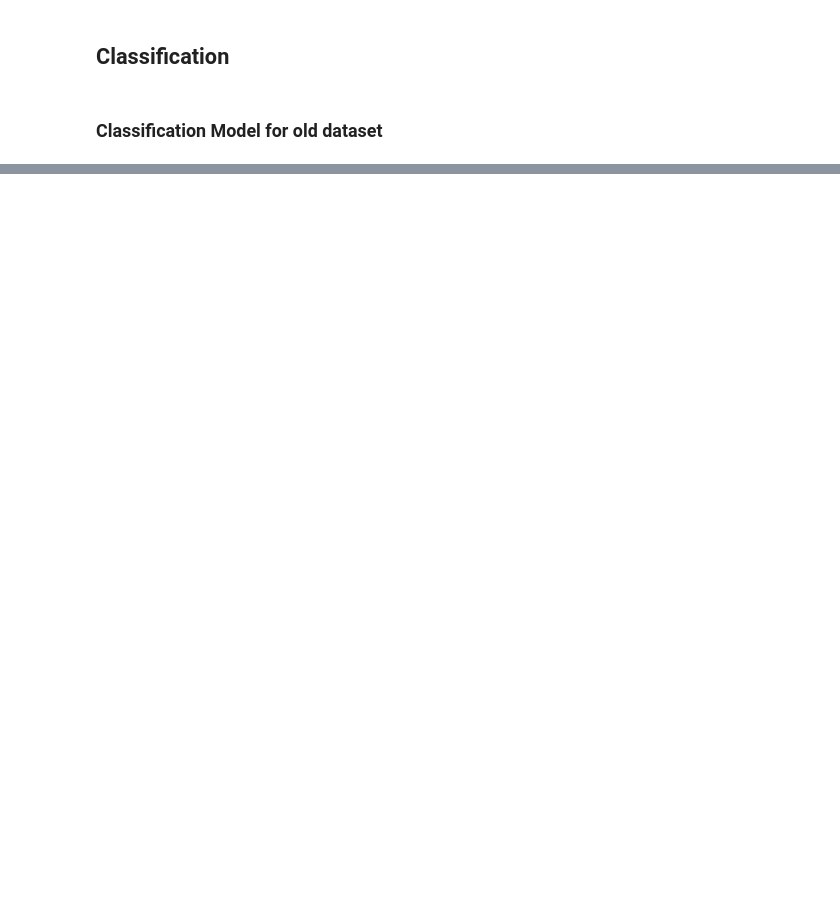
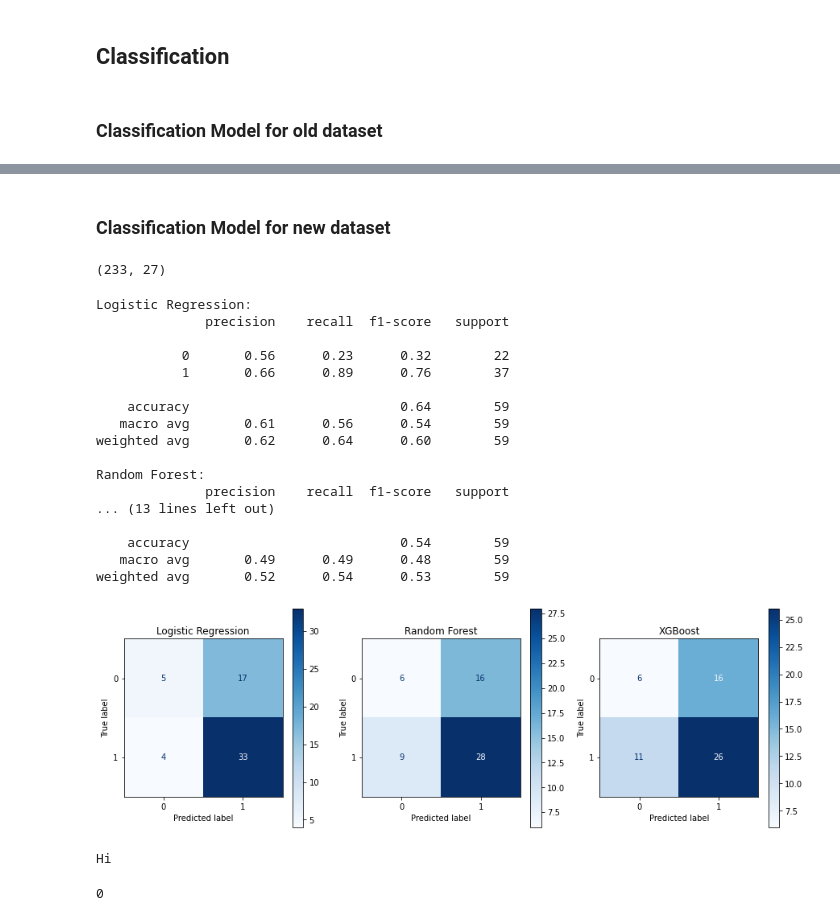
Before and after one commit to Michael21ZZZ/youtube-analytics-pipeline, a Jupyter notebook: classification.ipynb, the cells around one changed output, grey strips where cells are left out. Saved outputs shown, nothing was run; the diff lists cells and outputs as text; code cells hidden in the pictures; blank space fills up the shorter version.

```diff
--- a/classification.ipynb
+++ b/classification.ipynb
@@ -108,0 +172,67 @@ plt.show()
+# %% [markdown]
+### Classification Model for new dataset
+# %%
+# data preparation
+# Split the data into training and testing sets
+X_train, X_test, y_train, y_test = train_test_split(df_new.drop(['id', 'label', 'tags'], axis=1), df_new['label'], test_size=0.2, random_state=42)
+X_train.shape
+# %% [output]
+(233, 27)
+# %%
+# model training
+# Train the Logistic Regression model
+lr_model = LogisticRegression()
+lr_model.fit(X_train, y_train)
+lr_pred = lr_model.predict(X_test)
+
+# Train the Random Forest model
+rf_model = RandomForestClassifier()
+rf_model.fit(X_train, y_train)
+rf_pred = rf_model.predict(X_test)
+
+# Train the XGBoost model
+xgb_model = XGBClassifier()
+xgb_model.fit(X_train, y_train)
+xgb_pred = xgb_model.predict(X_test)
+# %%
+# Print classification reports for each model
+print('Logistic Regression:')
+print(classification_report(y_test, lr_pred))
+
+print('Random Forest:')
+print(classification_report(y_test, rf_pred))
+
+print('XGBoost:')
+print(classification_report(y_test, xgb_pred))
+
+# Plot confusion matrices for each model
+fig, axs = plt.subplots(ncols=3, figsize=(15, 5))
+axs[0].set_title('Logistic Regression')
+ConfusionMatrixDisplay.from_estimator(lr_model, X_test, y_test, ax=axs[0], cmap=plt.cm.Blues, normalize=None)
+
+axs[1].set_title('Random Forest')
+ConfusionMatrixDisplay.from_estimator(rf_model, X_test, y_test, ax=axs[1], cmap=plt.cm.Blues, normalize=None)
+
+axs[2].set_title('XGBoost')
+ConfusionMatrixDisplay.from_estimator(xgb_model, X_test, y_test, ax=axs[2], cmap=plt.cm.Blues, normalize=None)
+
+plt.show()
+# %% [output]
+Logistic Regression:
+              precision    recall  f1-score   support
+
+           0       0.56      0.23      0.32        22
+           1       0.66      0.89      0.76        37
+
+    accuracy                           0.64        59
+   macro avg       0.61      0.56      0.54        59
+weighted avg       0.62      0.64      0.60        59
+
+Random Forest:
+              precision    recall  f1-score   support
+... (13 lines left out)
+
+    accuracy                           0.54        59
+   macro avg       0.49      0.49      0.48        59
+weighted avg       0.52      0.54      0.53        59
+[figure, added]
@@ -108,0 +276,9 @@ plt.show()
+# %%
+videoID = 'aluv5CnAn0w'
+channel_id = ''
+acc_channel_list = []
+no_acc_channel_list = []
+get_accreditation_tag(videoID, channel_id, acc_channel_list, no_acc_channel_list)
+# %% [output]
+Hi
+0
```
Also changed, not shown: parts of 22 cells of this notebook, 4 other files.
